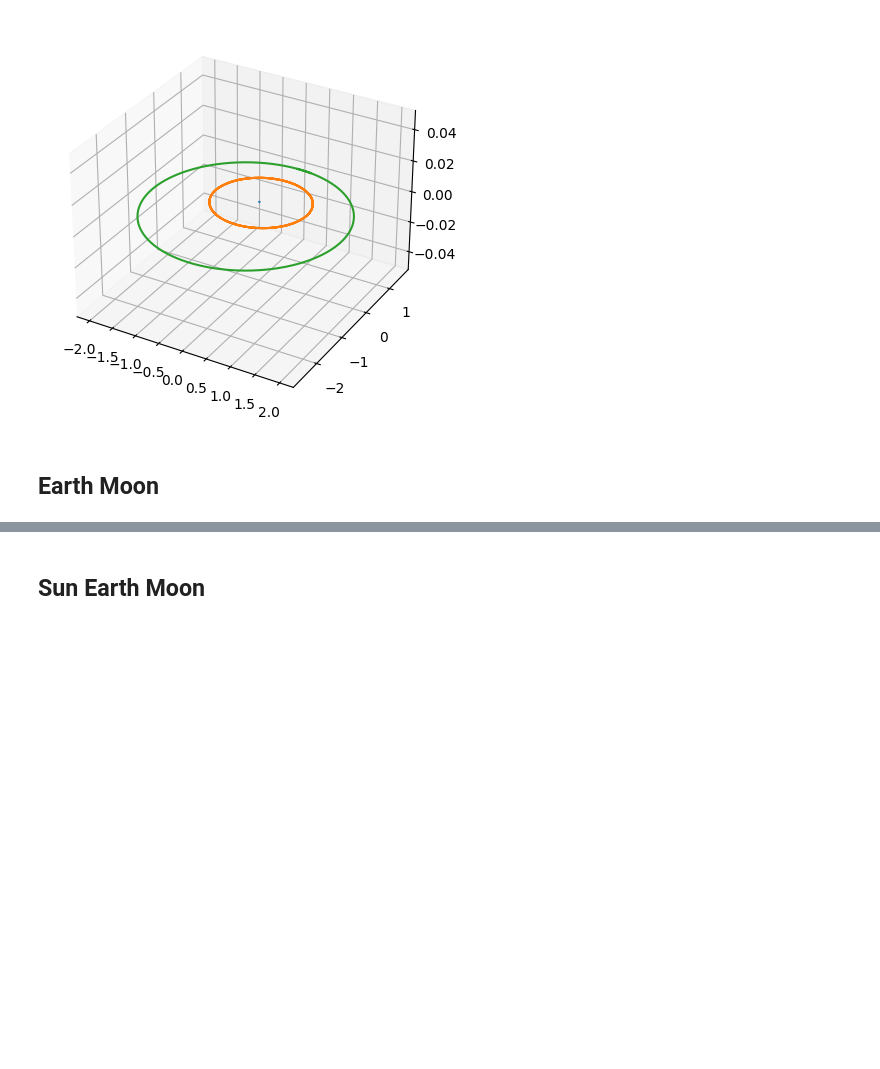
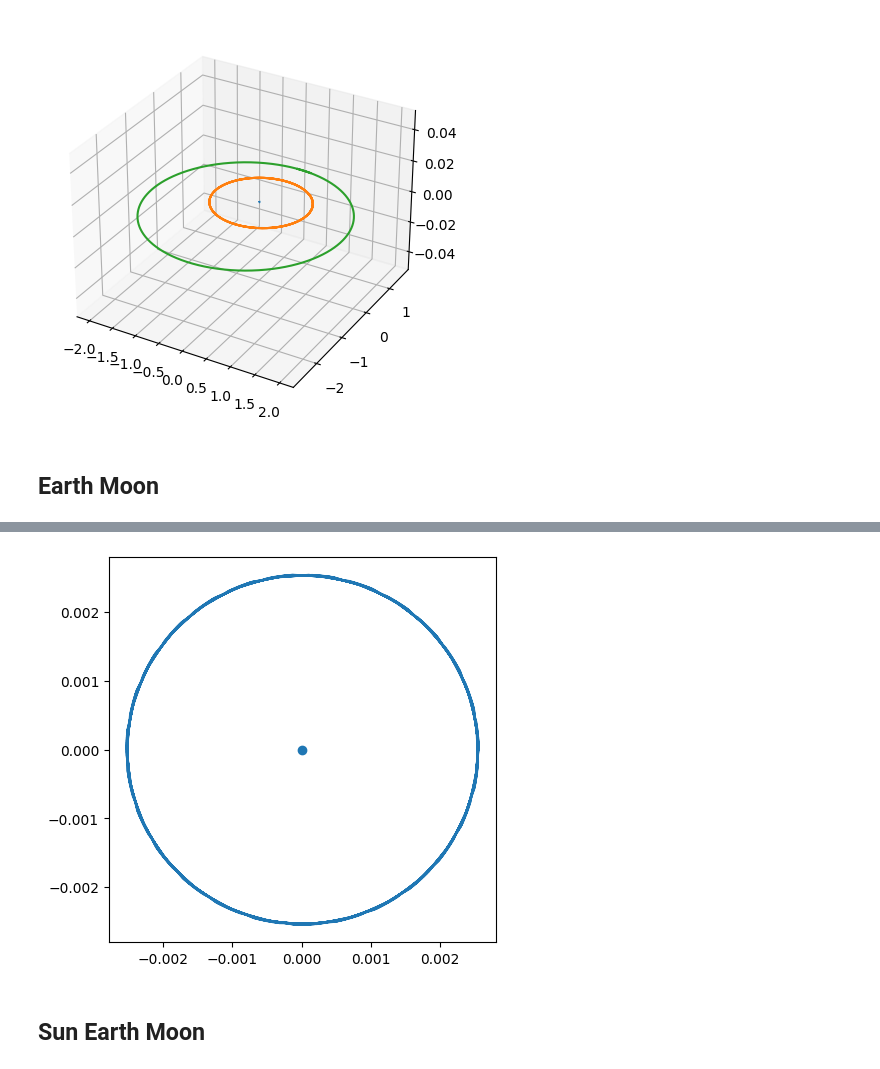
Before and after one commit to JannisZeller/stellarflow, a Jupyter notebook: notebooks/000-testing-stellarflow-system.ipynb, the cells around one changed output, grey strips where cells are left out. Drawn from its saved outputs; the diff is of its cells as text; code cells hidden in the pictures; blank space fills up the shorter version.

```diff
--- a/notebooks/000-testing-stellarflow-system.ipynb
+++ b/notebooks/000-testing-stellarflow-system.ipynb
@@ -145,3 +145,14 @@ EMo_system.plot_history_2d()
+# %%
+x_earth = EMo_system._Q_hist[:, 0, :]
+x_moon  = EMo_system._Q_hist[:, 1, :]
+x_diff = x_moon - x_earth
+# %%
+plt.figure(figsize=(5, 5))
+plt.plot(x_diff[:, 0], x_diff[:, 1])
+plt.scatter(0, 0)
+plt.show()
+# %% [output]
+[figure, added]
 # %% [markdown]
 ## Sun Earth Moon
 # %%
```
Also changed, not shown: parts of 7 cells of this notebook.
